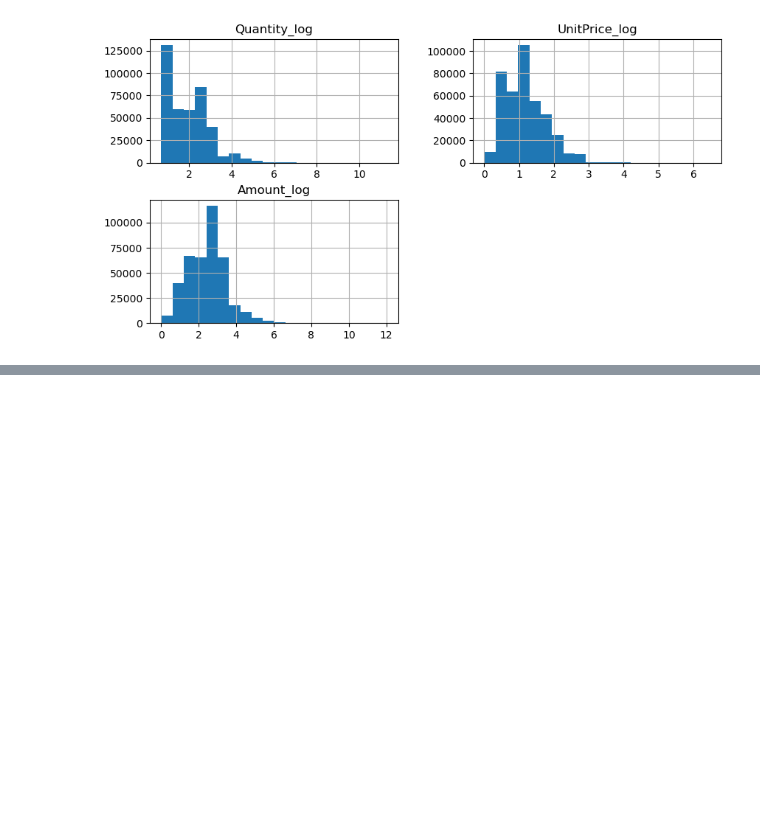
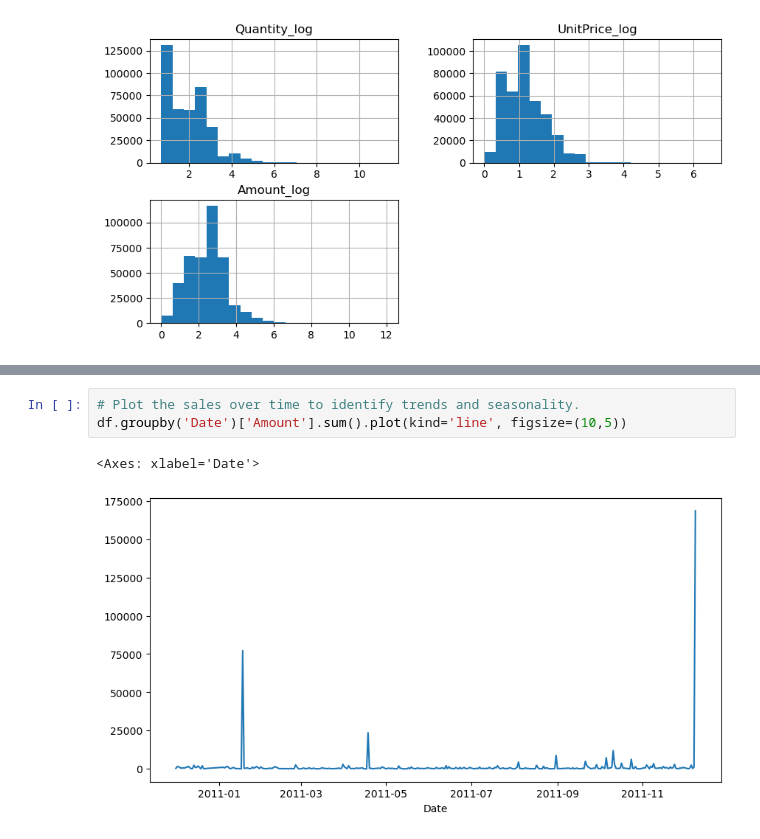
Before and after one commit to jwharmeriv/Customer_Segmentation_Project, a Jupyter notebook: notebooks/Capstone_3_Data_Preprocessing_EDA.ipynb, the cells around one changed output, grey strips where cells are left out. Cells and saved outputs as stored; diff of their text form; blank space fills up the shorter version.

```diff
--- a/notebooks/Capstone_3_Data_Preprocessing_EDA.ipynb
+++ b/notebooks/Capstone_3_Data_Preprocessing_EDA.ipynb
@@ -339,0 +367,6 @@ array([[<Axes: title={'center': 'Quantity_log'}>,
+# %%
+# Plot the sales over time to identify trends and seasonality.
+df.groupby('Date')['Amount'].sum().plot(kind='line', figsize=(10,5))
+# %% [output]
+<Axes: xlabel='Date'>
+[figure, added]
```
Also changed, not shown: parts of 6 cells of this notebook.
